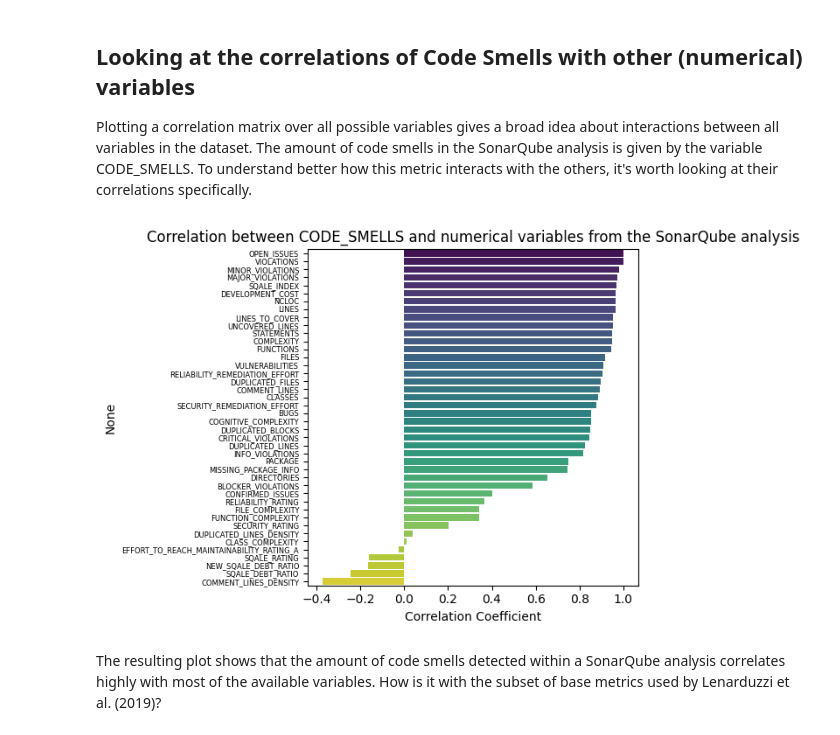
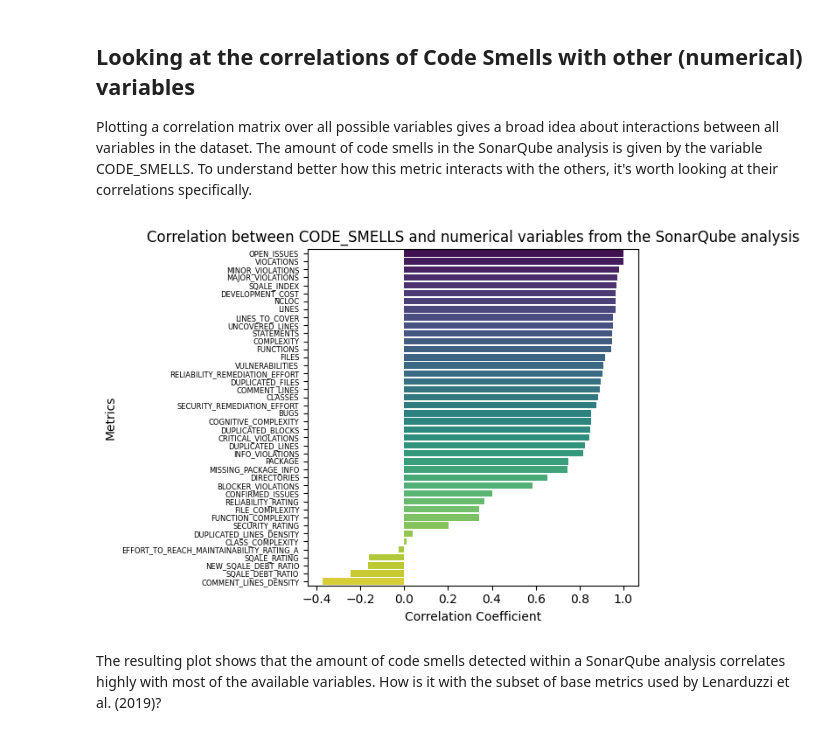
Before and after one commit to CarolineGraebelBHT/MasterProjectSonarQube, a Jupyter notebook: Scripts/Analysis/Correlation_Analysis.ipynb, the cells around one changed output. Cells and saved outputs as stored; diff of their text form; code cells hidden in the pictures.

Commit message:
Fix x-labels for plots
Previously the x-label was just None, now it's properly labeled "Metrics"

```diff
--- a/Scripts/Analysis/Correlation_Analysis.ipynb
+++ b/Scripts/Analysis/Correlation_Analysis.ipynb
@@ -207,16 +207,17 @@ Plotting a correlation matrix over all possible variables gives a broad idea abo
 # %%
 correlations = df_num.corr()["CODE_SMELLS"].sort_values(ascending=False)
 correlations = correlations.drop("CODE_SMELLS")
 
 plt.figure()
 sns.barplot(x=correlations.values, y=correlations.index, hue=correlations.index, palette = 'viridis')
 plt.title(f'Correlation between CODE_SMELLS and numerical variables from the SonarQube analysis')
 plt.xlabel('Correlation Coefficient')
+plt.ylabel('Metrics')
 plt.yticks(fontsize=6)
 plt.tight_layout()
 plt.show()
 # %% [output]
-[figure, old version]
+[figure, new version]
 # %% [markdown]
 The resulting plot shows that the amount of code smells detected within a SonarQube analysis correlates highly with most of the available variables. How is it with the subset of base metrics used by Lenarduzzi et al. (2019)?
 # %% [markdown]
```
Also changed, not shown: parts of 1 cell of this notebook.
